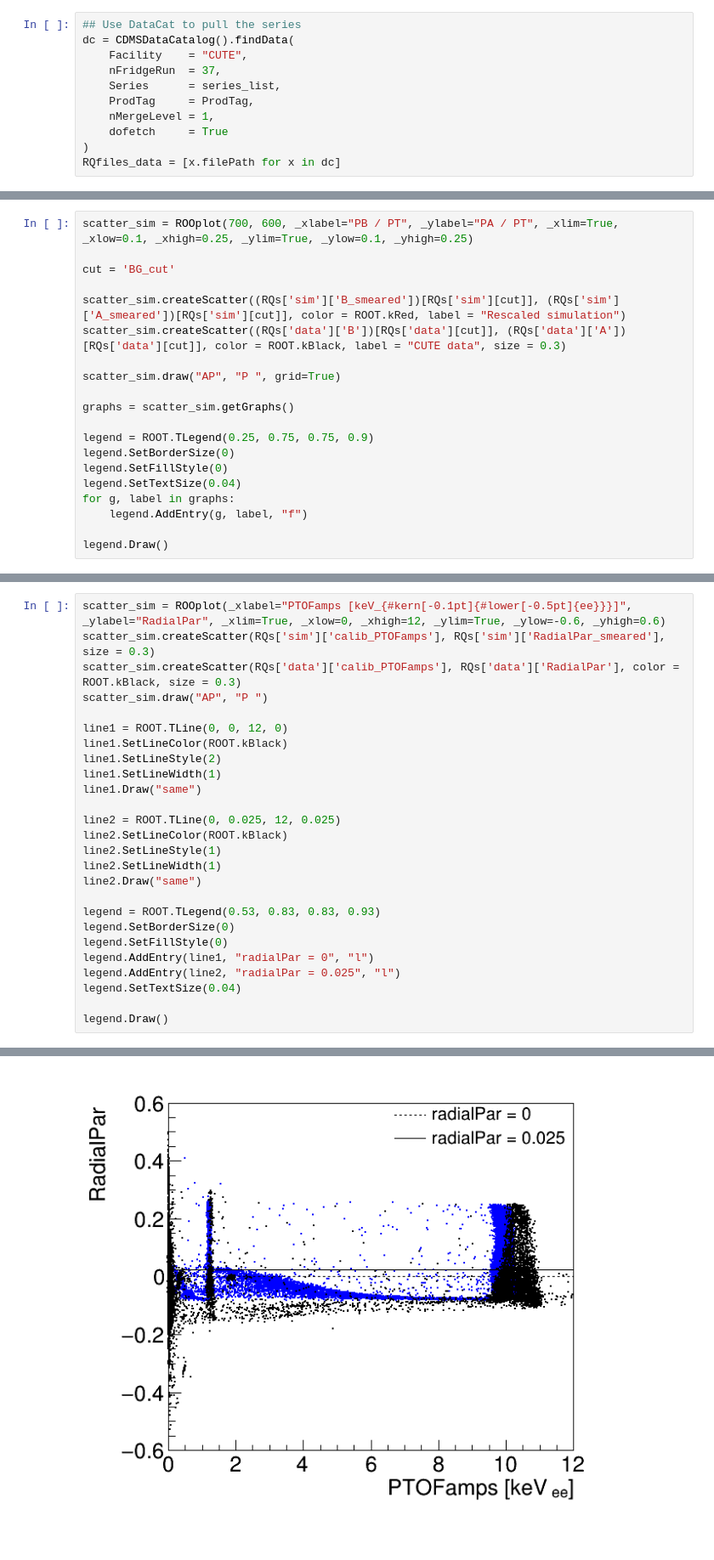
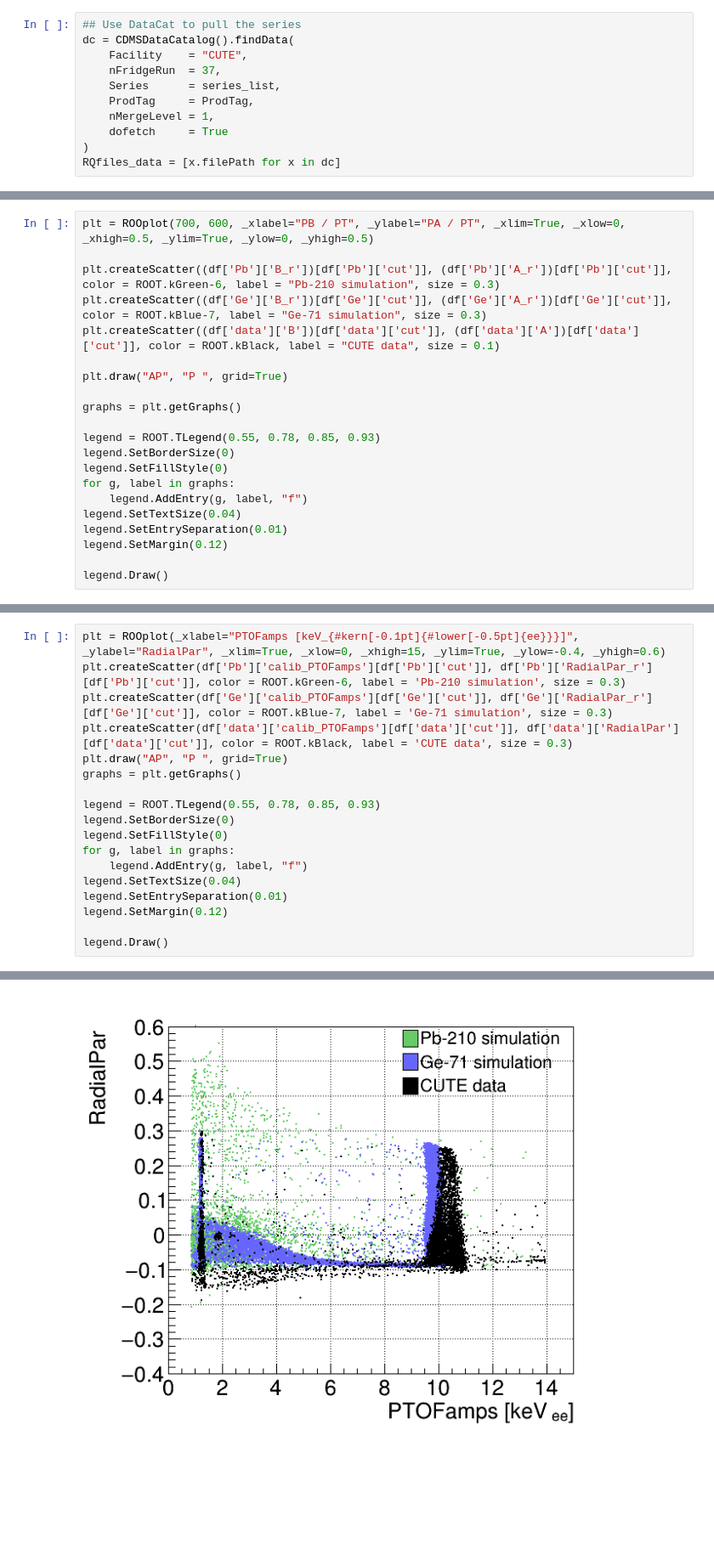
Before and after one commit to perry5334/CDMS, a Jupyter notebook: notebooks/BGM/cRadial_eff_nonlinrescale.ipynb, the cells around one changed output, grey strips where cells are left out. Shown at 85% size. Saved outputs shown, nothing was run; the diff lists cells and outputs as text; blank space fills up the shorter version.

```diff
--- a/notebooks/BGM/cRadial_eff_nonlinrescale.ipynb
+++ b/notebooks/BGM/cRadial_eff_nonlinrescale.ipynb
@@ -351,21 +454,22 @@ Warning in <TCanvas::Constructor>: Deleting canvas with same name: c
 # %%
-scatter_sim = ROOplot(700, 600, _xlabel="PB / PT", _ylabel="PA / PT", _xlim=True, _xlow=0.1, _xhigh=0.25, _ylim=True, _ylow=0.1, _yhigh=0.25)
+plt = ROOplot(700, 600, _xlabel="PB / PT", _ylabel="PA / PT", _xlim=True, _xlow=0, _xhigh=0.5, _ylim=True, _ylow=0, _yhigh=0.5)
 
-cut = 'BG_cut'
+plt.createScatter((df['Pb']['B_r'])[df['Pb']['cut']], (df['Pb']['A_r'])[df['Pb']['cut']], color = ROOT.kGreen-6, label = "Pb-210 simulation", size = 0.3)
+plt.createScatter((df['Ge']['B_r'])[df['Ge']['cut']], (df['Ge']['A_r'])[df['Ge']['cut']], color = ROOT.kBlue-7, label = "Ge-71 simulation", size = 0.3)
+plt.createScatter((df['data']['B'])[df['data']['cut']], (df['data']['A'])[df['data']['cut']], color = ROOT.kBlack, label = "CUTE data", size = 0.1)
 
-scatter_sim.createScatter((RQs['sim']['B_smeared'])[RQs['sim'][cut]], (RQs['sim']['A_smeared'])[RQs['sim'][cut]], color = ROOT.kRed, label = "Rescaled simulation")
-scatter_sim.createScatter((RQs['data']['B'])[RQs['data'][cut]], (RQs['data']['A'])[RQs['data'][cut]], color = ROOT.kBlack, label = "CUTE data", size = 0.3)
+plt.draw("AP", "P ", grid=True)
 
-scatter_sim.draw("AP", "P ", grid=True)
+graphs = plt.getGraphs()
 
-graphs = scatter_sim.getGraphs()
-
-legend = ROOT.TLegend(0.25, 0.75, 0.75, 0.9)
+legend = ROOT.TLegend(0.55, 0.78, 0.85, 0.93)
 legend.SetBorderSize(0)
 legend.SetFillStyle(0)
-legend.SetTextSize(0.04)
 for g, label in graphs:
     legend.AddEntry(g, label, "f")
+legend.SetTextSize(0.04)
+legend.SetEntrySeparation(0.01)
+legend.SetMargin(0.12)
 
 legend.Draw()
 # %% [output]
@@ -427,29 +478,21 @@ Warning in <TCanvas::Constructor>: Deleting canvas with same name: c
 # %%
-scatter_sim = ROOplot(_xlabel="PTOFamps [keV_{#kern[-0.1pt]{#lower[-0.5pt]{ee}}}]", _ylabel="RadialPar", _xlim=True, _xlow=0, _xhigh=12, _ylim=True, _ylow=-0.6, _yhigh=0.6)
-scatter_sim.createScatter(RQs['sim']['calib_PTOFamps'], RQs['sim']['RadialPar_smeared'], size = 0.3)
-scatter_sim.createScatter(RQs['data']['calib_PTOFamps'], RQs['data']['RadialPar'], color = ROOT.kBlack, size = 0.3)
-scatter_sim.draw("AP", "P ")
+plt = ROOplot(_xlabel="PTOFamps [keV_{#kern[-0.1pt]{#lower[-0.5pt]{ee}}}]", _ylabel="RadialPar", _xlim=True, _xlow=0, _xhigh=15, _ylim=True, _ylow=-0.4, _yhigh=0.6)
+plt.createScatter(df['Pb']['calib_PTOFamps'][df['Pb']['cut']], df['Pb']['RadialPar_r'][df['Pb']['cut']], color = ROOT.kGreen-6, label = 'Pb-210 simulation', size = 0.3)
+plt.createScatter(df['Ge']['calib_PTOFamps'][df['Ge']['cut']], df['Ge']['RadialPar_r'][df['Ge']['cut']], color = ROOT.kBlue-7, label = 'Ge-71 simulation', size = 0.3)
+plt.createScatter(df['data']['calib_PTOFamps'][df['data']['cut']], df['data']['RadialPar'][df['data']['cut']], color = ROOT.kBlack, label = 'CUTE data', size = 0.3)
+plt.draw("AP", "P ", grid=True)
+graphs = plt.getGraphs()
 
-line1 = ROOT.TLine(0, 0, 12, 0)
-line1.SetLineColor(ROOT.kBlack)
-line1.SetLineStyle(2)
-line1.SetLineWidth(1)
-line1.Draw("same")
-
-line2 = ROOT.TLine(0, 0.025, 12, 0.025)
-line2.SetLineColor(ROOT.kBlack)
-line2.SetLineStyle(1)
-line2.SetLineWidth(1)
-line2.Draw("same")
-
-legend = ROOT.TLegend(0.53, 0.83, 0.83, 0.93)
+legend = ROOT.TLegend(0.55, 0.78, 0.85, 0.93)
 legend.SetBorderSize(0)
 legend.SetFillStyle(0)
-legend.AddEntry(line1, "radialPar = 0", "l")
-legend.AddEntry(line2, "radialPar = 0.025", "l")
+for g, label in graphs:
+    legend.AddEntry(g, label, "f")
 legend.SetTextSize(0.04)
+legend.SetEntrySeparation(0.01)
+legend.SetMargin(0.12)
 
 legend.Draw()
 # %% [output]
 Warning in <TCanvas::Constructor>: Deleting canvas with same name: c
-[figure, old version]
+[figure, new version]
```
Also changed, not shown: parts of 42 cells of this notebook, 3 other files.
